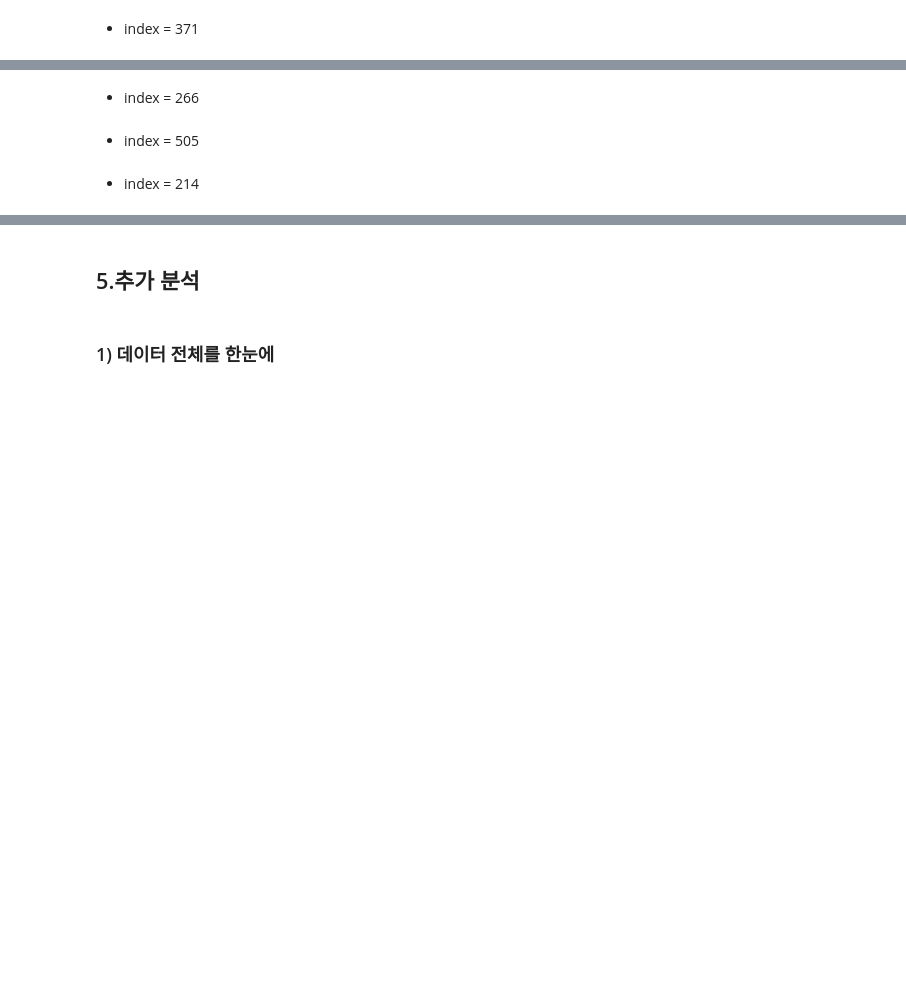
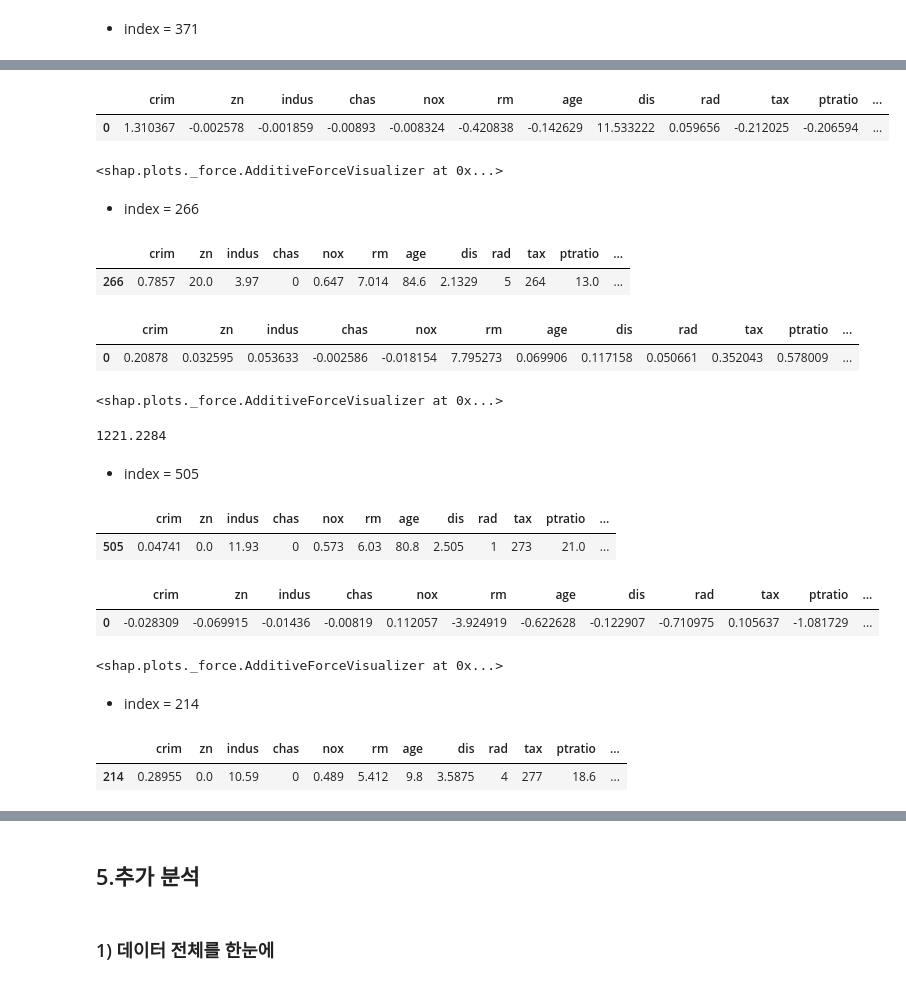
Before and after one commit to cyeongy/kt-aivle, a Jupyter notebook: AI모델_해석,평가/chapter 4-1. 모델에 대한 설명2_shap.ipynb, the cells around one changed output, grey strips where cells are left out. Cells and saved outputs as stored; diff of their text form; code cells hidden in the pictures; blank space fills up the shorter version.

```diff
--- a/AI모델_해석,평가/chapter 4-1. 모델에 대한 설명2_shap.ipynb
+++ b/AI모델_해석,평가/chapter 4-1. 모델에 대한 설명2_shap.ipynb
@@ -193,2 +252,11 @@ shap_values1 = explainer1.shap_values(x)
+# %%
+pd.DataFrame(shap_values1[[index], :], columns=x.columns)
+# %% [output]
+|  | crim | zn | indus | chas | nox | rm | age | dis | rad | tax | ptratio | ... |
+| 0 | 1.310367 | -0.002578 | -0.001859 | -0.00893 | -0.008324 | -0.420838 | -0.142629 | 11.533222 | 0.059656 | -0.212025 | -0.206594 | ... |
+# %%
+shap.force_plot(explainer1.expected_value, shap_values1[index, :], x.iloc[index, :])
+# %% [output]
+<shap.plots._force.AdditiveForceVisualizer at 0x...>
 # %% [markdown]
 * index = 266
@@ -195,2 +265,20 @@ shap_values1 = explainer1.shap_values(x)
+# %%
+x.iloc[[index],:]
+# %% [output]
+|  | crim | zn | indus | chas | nox | rm | age | dis | rad | tax | ptratio | ... |
+| 266 | 0.7857 | 20.0 | 3.97 | 0 | 0.647 | 7.014 | 84.6 | 2.1329 | 5 | 264 | 13.0 | ... |
+# %%
+pd.DataFrame(shap_values1[[index],:], columns=x.columns)
+# %% [output]
+|  | crim | zn | indus | chas | nox | rm | age | dis | rad | tax | ptratio | ... |
+| 0 | 0.20878 | 0.032595 | 0.053633 | -0.002586 | -0.018154 | 7.795273 | 0.069906 | 0.117158 | 0.050661 | 0.352043 | 0.578009 | ... |
+# %%
+shap.force_plot(explainer1.expected_value, shap_values1[index, :], x.iloc[index,:])
+# %% [output]
+<shap.plots._force.AdditiveForceVisualizer at 0x...>
+# %%
+x.iloc[371, :].sum()
+# %% [output]
+1221.2284
 # %% [markdown]
 * index = 505
@@ -197,2 +287,16 @@ shap_values1 = explainer1.shap_values(x)
+# %%
+x.iloc[[index], :]
+# %% [output]
+|  | crim | zn | indus | chas | nox | rm | age | dis | rad | tax | ptratio | ... |
+| 505 | 0.04741 | 0.0 | 11.93 | 0 | 0.573 | 6.03 | 80.8 | 2.505 | 1 | 273 | 21.0 | ... |
+# %%
+pd.DataFrame(shap_values1[[index], :], columns=x.columns)
+# %% [output]
+|  | crim | zn | indus | chas | nox | rm | age | dis | rad | tax | ptratio | ... |
+| 0 | -0.028309 | -0.069915 | -0.01436 | -0.00819 | 0.112057 | -3.924919 | -0.622628 | -0.122907 | -0.710975 | 0.105637 | -1.081729 | ... |
+# %%
+shap.force_plot(explainer1.expected_value, shap_values1[index, :], x.iloc[index, :])
+# %% [output]
+<shap.plots._force.AdditiveForceVisualizer at 0x...>
 # %% [markdown]
 * index = 214
@@ -198,0 +305,5 @@ shap_values1 = explainer1.shap_values(x)
+# %%
+x.iloc[[index], :]
+# %% [output]
+|  | crim | zn | indus | chas | nox | rm | age | dis | rad | tax | ptratio | ... |
+| 214 | 0.28955 | 0.0 | 10.59 | 0 | 0.489 | 5.412 | 9.8 | 3.5875 | 4 | 277 | 18.6 | ... |
```
Also changed, not shown: parts of 41 cells of this notebook, 12 other files.
